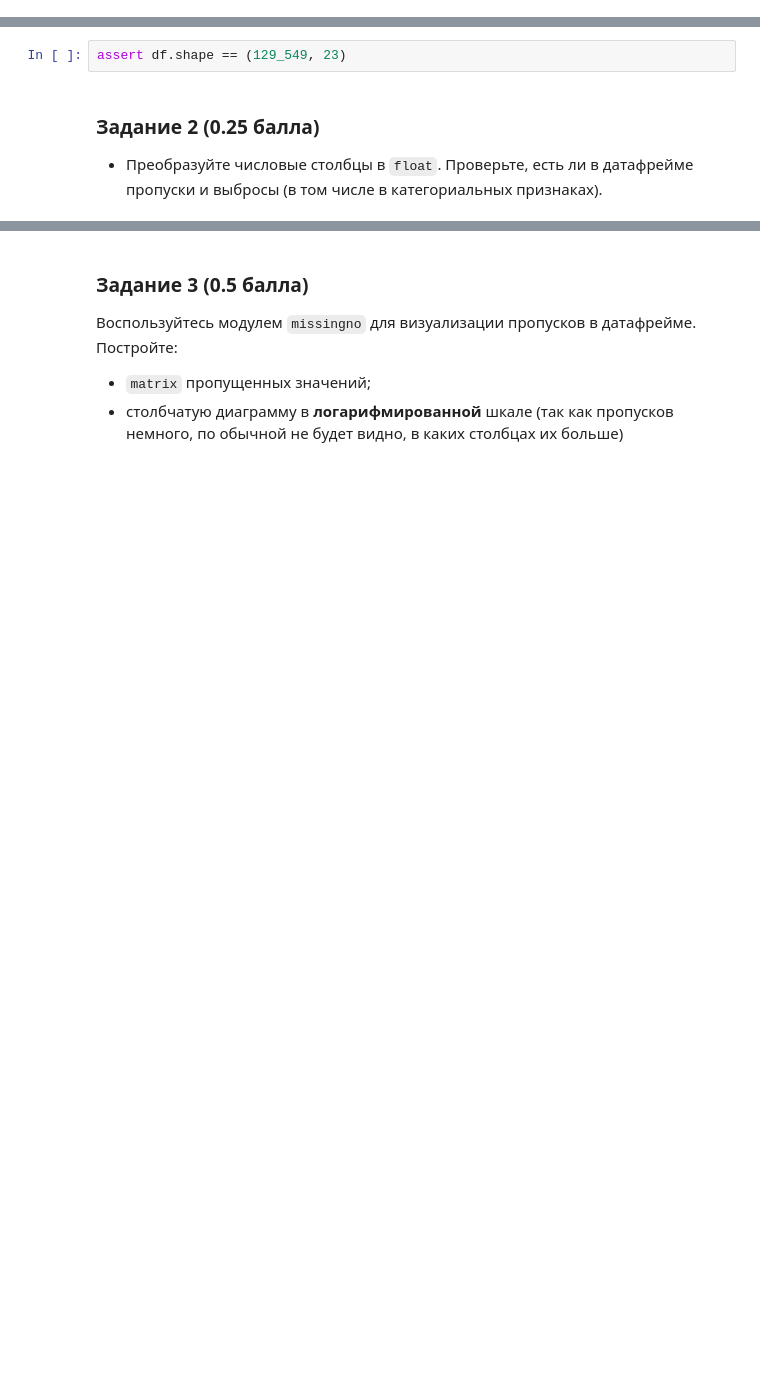
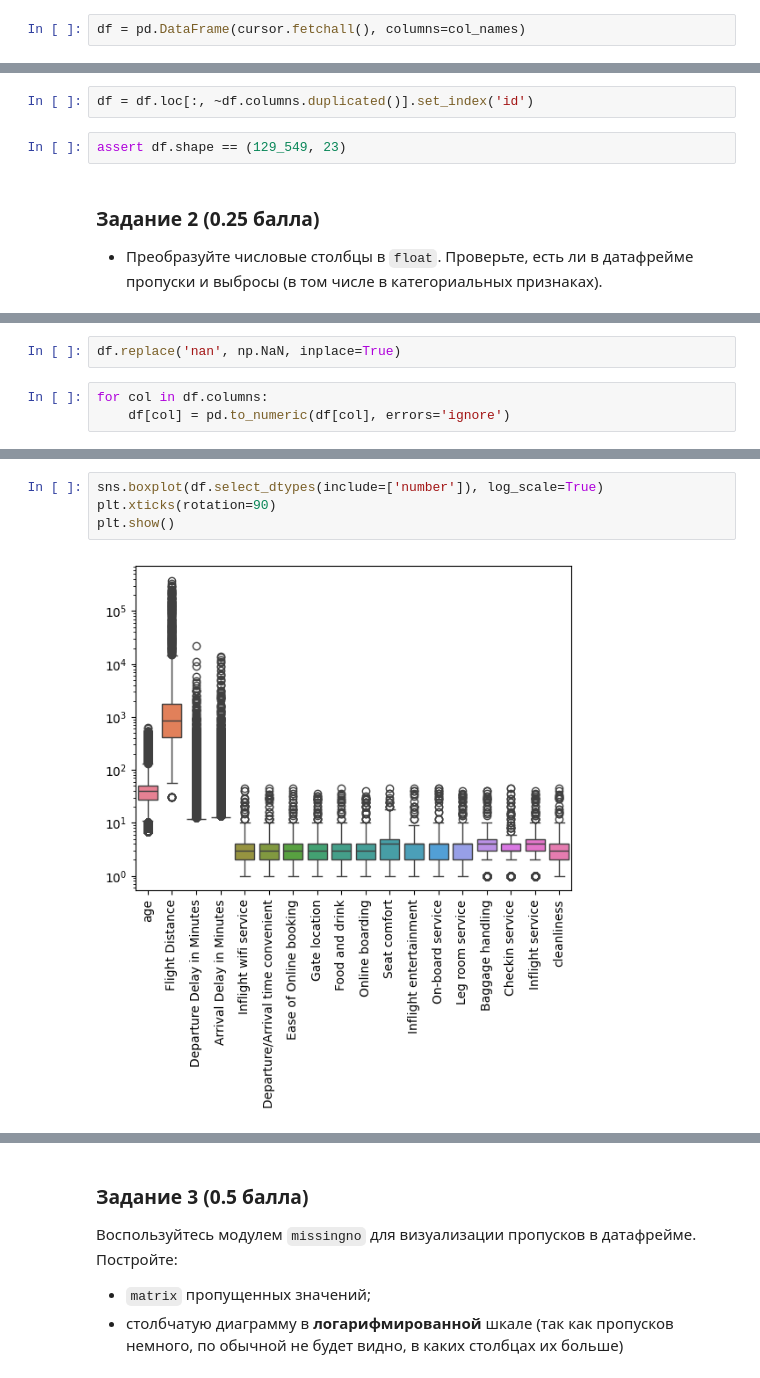
Before and after one commit to quantority/HSE-AI, a Jupyter notebook: Hometasks/Base/AI_HW4_woodenML_base.ipynb, the cells around one changed output, grey strips where cells are left out. Cells and saved outputs as stored; diff of their text form; blank space fills up the shorter version.

```diff
--- a/Hometasks/Base/AI_HW4_woodenML_base.ipynb
+++ b/Hometasks/Base/AI_HW4_woodenML_base.ipynb
@@ -207,0 +188,2 @@ cursor.fetchall()
+# %%
+df = pd.DataFrame(cursor.fetchall(), columns=col_names)
@@ -208,3 +193,5 @@ cursor.fetchall()
+# %%
+df = df.loc[:, ~df.columns.duplicated()].set_index('id')
 # %%
 assert df.shape == (129_549, 23)
 # %% [markdown]
@@ -215,0 +222,5 @@ assert df.shape == (129_549, 23)
+# %%
+df.replace('nan', np.NaN, inplace=True)
+# %%
+for col in df.columns:
+    df[col] = pd.to_numeric(df[col], errors='ignore')
@@ -215,0 +248,6 @@ assert df.shape == (129_549, 23)
+# %%
+sns.boxplot(df.select_dtypes(include=['number']), log_scale=True)
+plt.xticks(rotation=90)
+plt.show()
+# %% [output]
+[figure, added]
```
Also changed, not shown: parts of 20 cells of this notebook.
